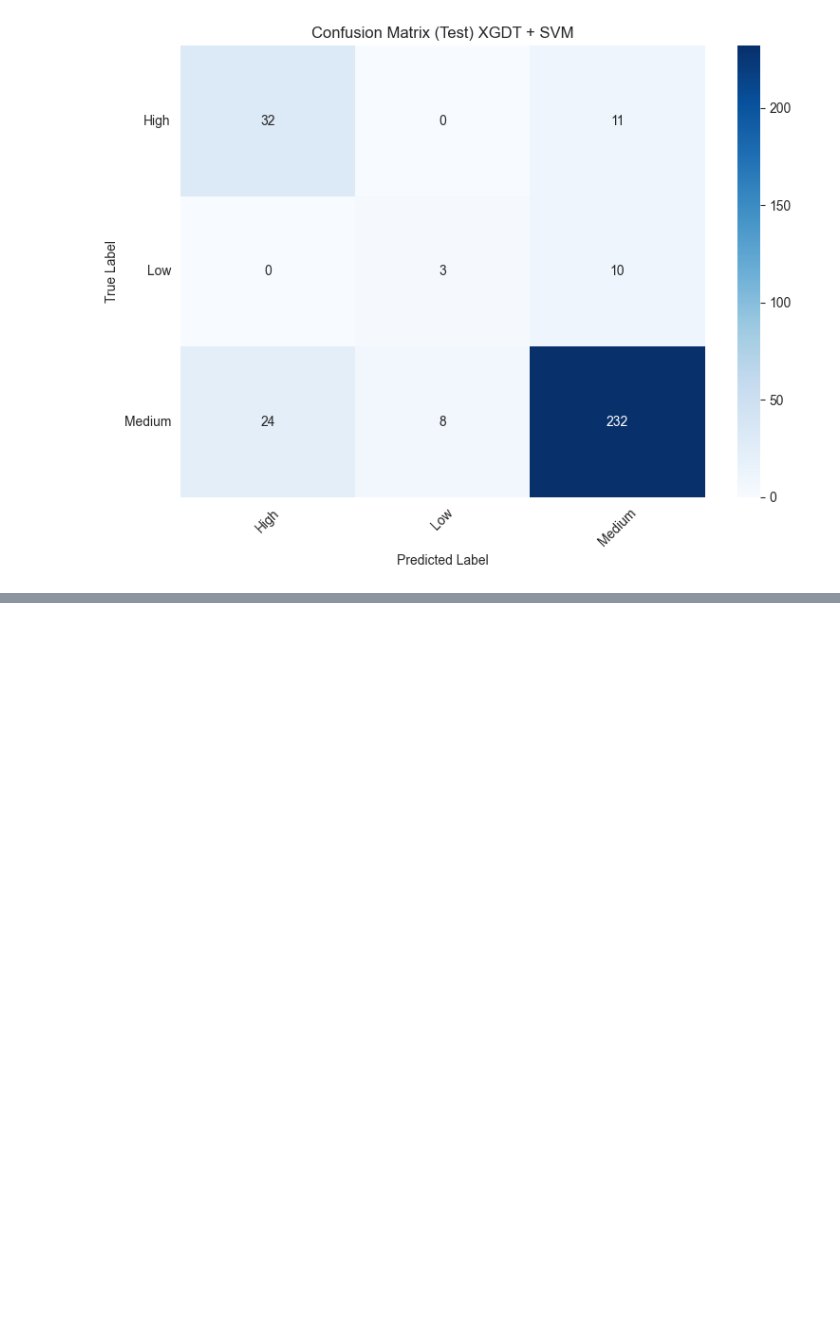
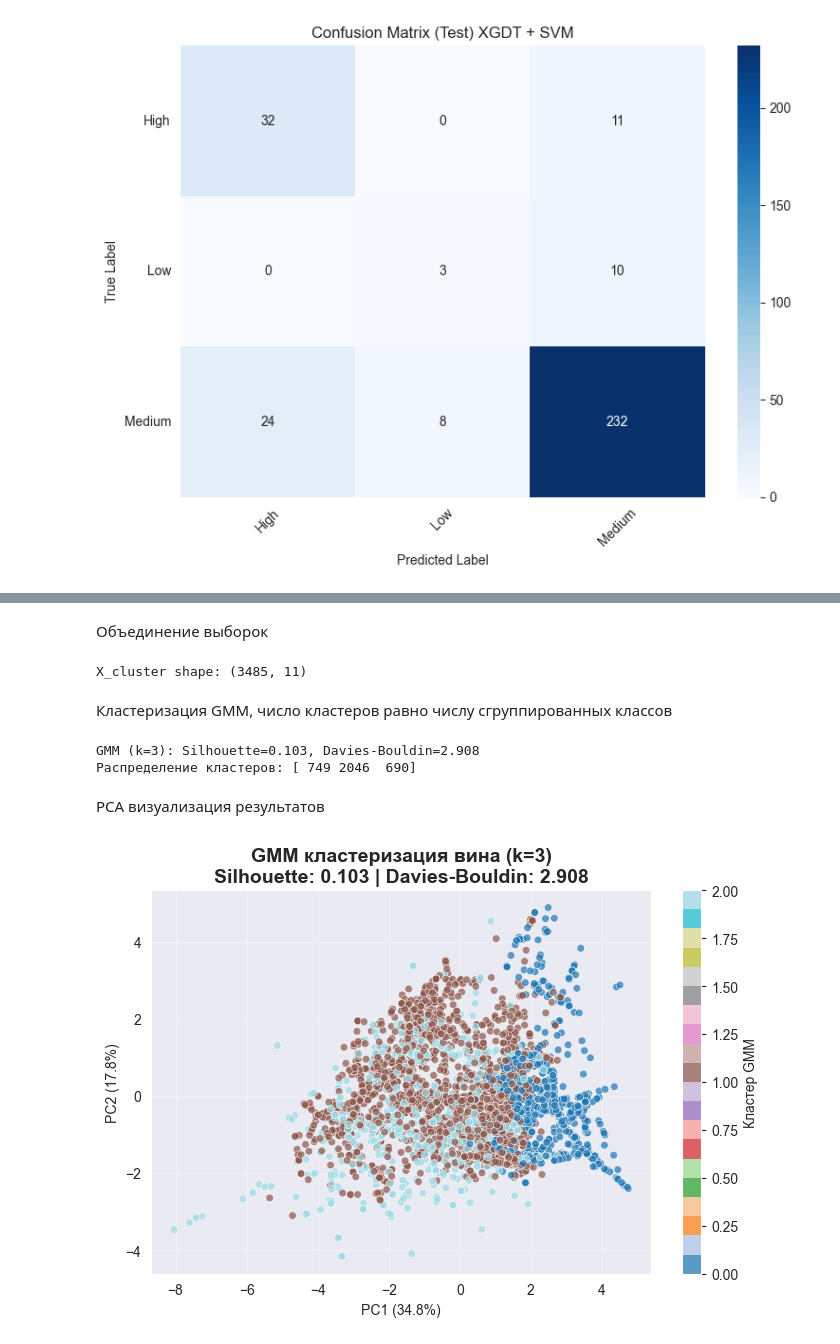
Before and after one commit to SavinskiVladimir/IntelliganceSystems, a Jupyter notebook: classification/wine.ipynb, the cells around one changed output, grey strips where cells are left out. Drawn from its saved outputs; the diff is of its cells as text; code cells hidden in the pictures; blank space fills up the shorter version.

Commit message:
Добавлена кластеризация

```diff
--- a/classification/wine.ipynb
+++ b/classification/wine.ipynb
@@ -372,0 +379,41 @@ weighted avg       0.84      0.83      0.84       320
+# %% [markdown]
+Объединение выборок
+# %%
+X_cluster = np.vstack([X_train, X_test])
+print("X_cluster shape:", X_cluster.shape)
+# %% [output]
+X_cluster shape: (3485, 11)
+# %% [markdown]
+Кластеризация GMM, число кластеров равно числу сгруппированных классов
+# %%
+gmm = GaussianMixture(n_components=3, random_state=42, n_init=20)
+gmm_labels = gmm.fit_predict(X_cluster)
+
+# Метрики (на полном датасете)
+sil_gmm = silhouette_score(X_cluster, gmm_labels)
+db_gmm = davies_bouldin_score(X_cluster, gmm_labels)
+
+print(f"GMM (k=3): Silhouette={sil_gmm:.3f}, Davies-Bouldin={db_gmm:.3f}")
+print("Распределение кластеров:", np.bincount(gmm_labels))
+# %% [output]
+GMM (k=3): Silhouette=0.103, Davies-Bouldin=2.908
+Распределение кластеров: [ 749 2046  690]
+# %% [markdown]
+PCA визуализация результатов
+# %%
+pca = PCA(n_components=2, random_state=42)
+X_pca = pca.fit_transform(X_cluster)
+
+plt.figure(figsize=(7, 5))
+scatter = plt.scatter(X_pca[:, 0], X_pca[:, 1],
+                      c=gmm_labels, cmap='tab20', s=30, alpha=0.7, edgecolors='w', linewidth=0.5)
+plt.colorbar(scatter, label='Кластер GMM')
+plt.title(f'GMM кластеризация вина (k=3)\nSilhouette: {sil_gmm:.3f} | Davies-Bouldin: {db_gmm:.3f}',
+          fontsize=14, fontweight='bold')
+plt.xlabel(f'PC1 ({pca.explained_variance_ratio_[0]:.1%})')
+plt.ylabel(f'PC2 ({pca.explained_variance_ratio_[1]:.1%})')
+plt.grid(True, alpha=0.3)
+plt.tight_layout()
+plt.show()
+# %% [output]
+[figure, added]
```
Also changed, not shown: parts of 2 cells of this notebook.
